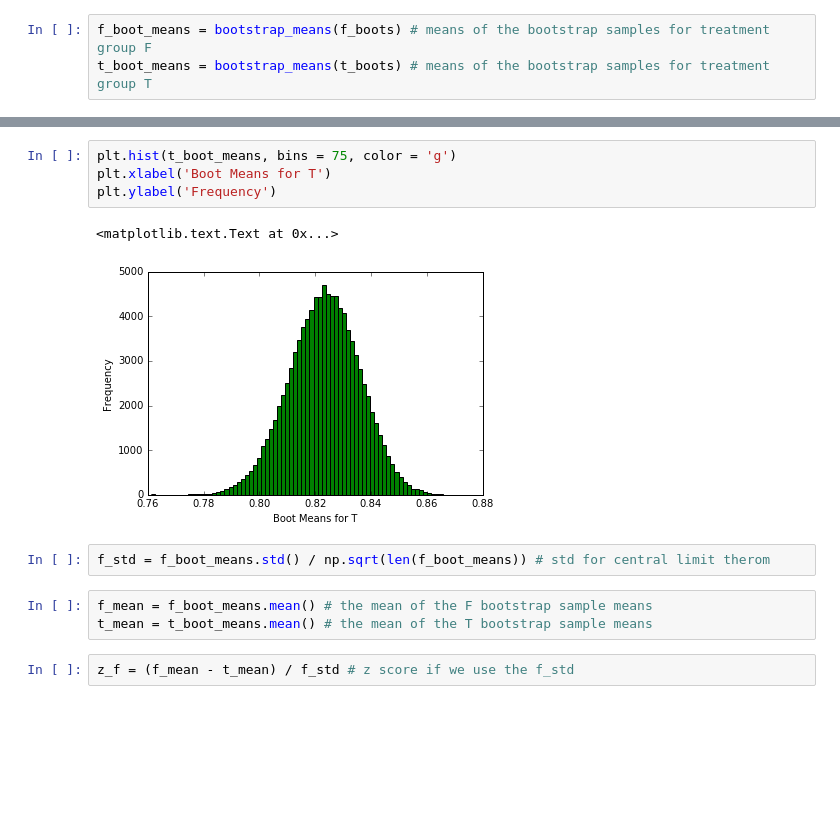
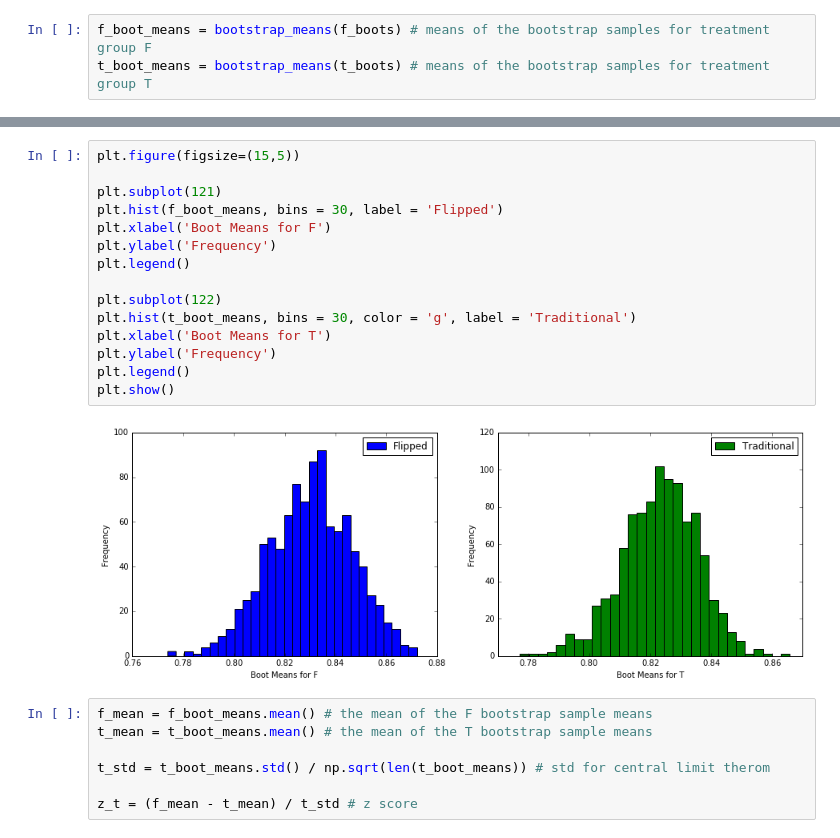
Before and after one commit to matthewswogger/DJ-Masters-Thesis, a Jupyter notebook: my_testing_file.ipynb, the cells around one changed output, grey strips where cells are left out. Cells and saved outputs as stored; diff of their text form; blank space fills up the shorter version.

```diff
--- a/my_testing_file.ipynb
+++ b/my_testing_file.ipynb
@@ -53,14 +48,24 @@ plt.ylabel('Frequency')
-# %%
-plt.hist(t_boot_means, bins = 75, color = 'g')
-plt.xlabel('Boot Means for T')
-plt.ylabel('Frequency')
-# %% [output]
-<matplotlib.text.Text at 0x...>
-[figure, removed]
-# %%
-f_std = f_boot_means.std() / np.sqrt(len(f_boot_means)) # std for central limit therom
+# %%
+plt.figure(figsize=(15,5))
+
+plt.subplot(121)
+plt.hist(f_boot_means, bins = 30, label = 'Flipped')
+plt.xlabel('Boot Means for F')
+plt.ylabel('Frequency')
+plt.legend()
+
+plt.subplot(122)
+plt.hist(t_boot_means, bins = 30, color = 'g', label = 'Traditional')
+plt.xlabel('Boot Means for T')
+plt.ylabel('Frequency')
+plt.legend()
+plt.show()
+# %% [output]
+[figure, added]
 # %%
 f_mean = f_boot_means.mean() # the mean of the F bootstrap sample means
 t_mean = t_boot_means.mean() # the mean of the T bootstrap sample means
+
+t_std = t_boot_means.std() / np.sqrt(len(t_boot_means)) # std for central limit therom
+
+z_t = (f_mean - t_mean) / t_std # z score
-# %%
-z_f = (f_mean - t_mean) / f_std # z score if we use the f_std
```
Also changed, not shown: parts of 24 cells of this notebook.
